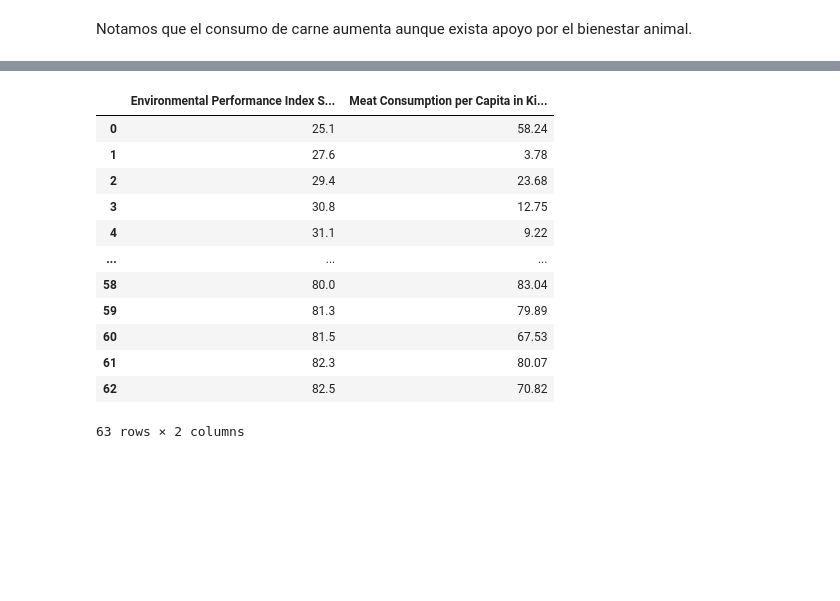
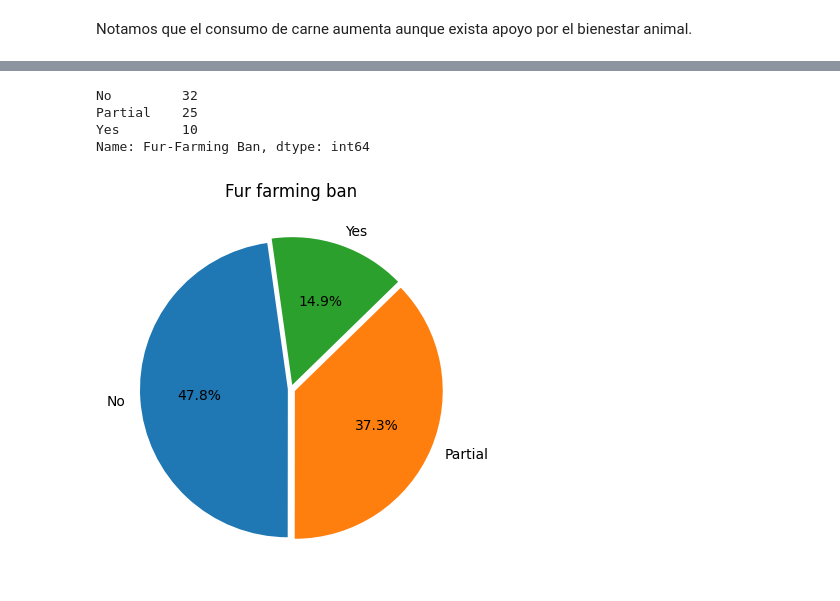
Before and after one commit to SDRChumpitaz/Leyes-Animales-Consumo-Carne, a Jupyter notebook: Leyes_Animales_Consumo_Carne.ipynb, the cells around one changed output, grey strips where cells are left out. Drawn from its saved outputs; the diff is of its cells as text; code cells hidden in the pictures; blank space fills up the shorter version.

```diff
--- a/Leyes_Animales_Consumo_Carne.ipynb
+++ b/Leyes_Animales_Consumo_Carne.ipynb
@@ -78,17 +84,17 @@ plt.show()
-# %%
-df1 = df.groupby(["Environmental Performance Index Score"])[["Meat Consumption per Capita in Kilograms"]].mean().reset_index()
-df1
-# %% [output]
-|  | Environmental Performance Index S... | Meat Consumption per Capita in Ki... |
-| 0 | 25.1 | 58.24 |
-| 1 | 27.6 | 3.78 |
-| 2 | 29.4 | 23.68 |
-| 3 | 30.8 | 12.75 |
-| 4 | 31.1 | 9.22 |
-| ... | ... | ... |
-| 58 | 80.0 | 83.04 |
-| 59 | 81.3 | 79.89 |
-| 60 | 81.5 | 67.53 |
-| 61 | 82.3 | 80.07 |
-| 62 | 82.5 | 70.82 |
-63 rows × 2 columns
+# %%
+values = df["Fur-Farming Ban"].value_counts()
+values
+# %% [output]
+No         32
+Partial    25
+Yes        10
+Name: Fur-Farming Ban, dtype: int64
+# %%
+etiquetas=["No", "Partial","Yes"]
+explotar=[0.02,0.03,0.03]
+fig, ax = plt.subplots()
+ax.set_title("Fur farming ban")
+ax.pie(values,labels=etiquetas,autopct="%.1f%%",explode=explotar,startangle=98)
+plt.show()
+# %% [output]
+[figure, added]
```
Also changed, not shown: parts of 2 cells of this notebook.
